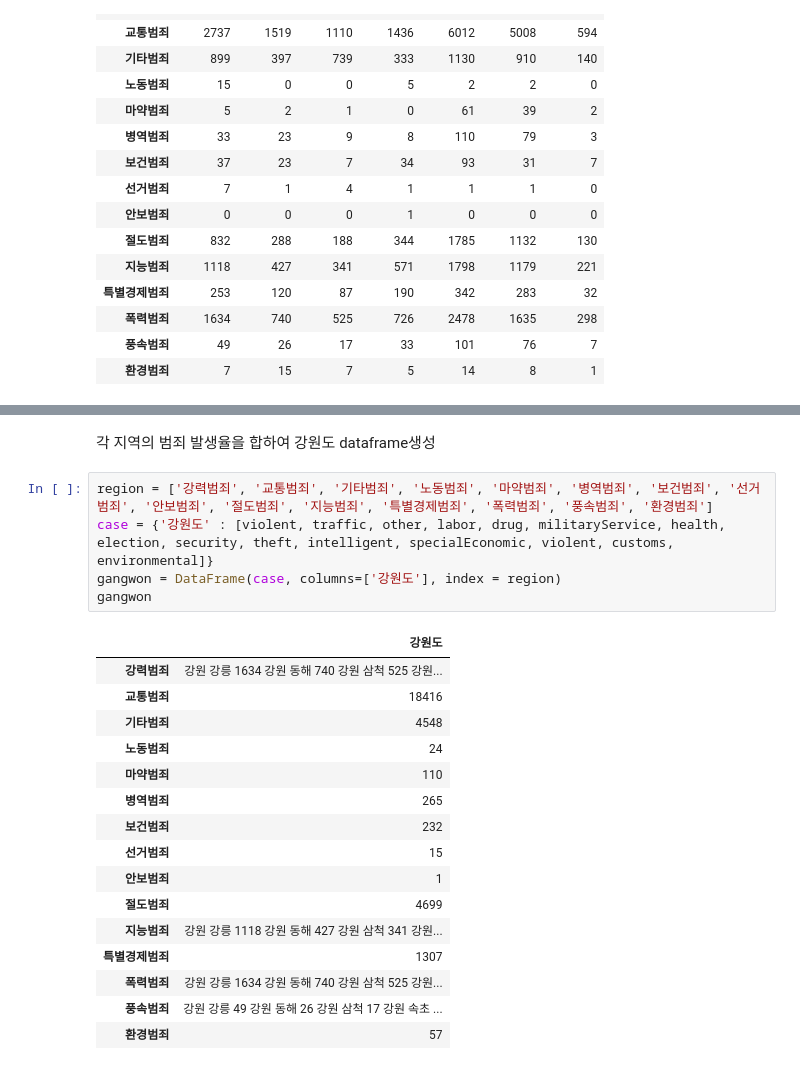
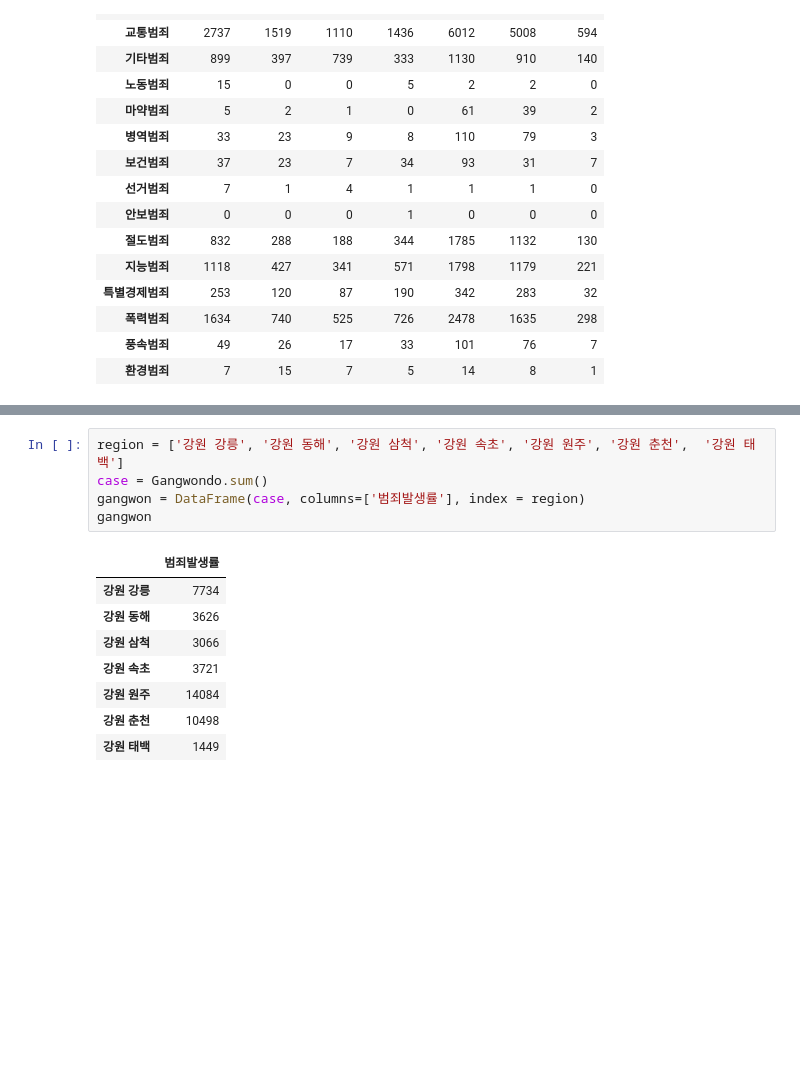
Before and after one commit to yunju-m/DAP, a Jupyter notebook: project.ipynb, the cells around one changed output, grey strips where cells are left out. Cells and saved outputs as stored; diff of their text form; blank space fills up the shorter version.

```diff
--- a/project.ipynb
+++ b/project.ipynb
@@ -256,24 +244,14 @@ environmental= Gangwondo.loc['환경범죄'].sum()
-# %% [markdown]
-각 지역의 범죄 발생율을 합하여 강원도 dataframe생성
-# %%
-region = ['강력범죄', '교통범죄', '기타범죄', '노동범죄', '마약범죄', '병역범죄', '보건범죄', '선거범죄', '안보범죄', '절도범죄', '지능범죄', '특별경제범죄', '폭력범죄', '풍속범죄', '환경범죄']
-case = {'강원도' : [violent, traffic, other, labor, drug, militaryService, health, election, security, theft, intelligent, specialEconomic, violent, customs, environmental]}
-gangwon = DataFrame(case, columns=['강원도'], index = region)
-gangwon
-# %% [output]
-|  | 강원도 |
-| 강력범죄 | 강원 강릉 1634 강원 동해 740 강원 삼척 525 강원... |
-| 교통범죄 | 18416 |
-| 기타범죄 | 4548 |
-| 노동범죄 | 24 |
-| 마약범죄 | 110 |
-| 병역범죄 | 265 |
-| 보건범죄 | 232 |
-| 선거범죄 | 15 |
-| 안보범죄 | 1 |
-| 절도범죄 | 4699 |
-| 지능범죄 | 강원 강릉 1118 강원 동해 427 강원 삼척 341 강원... |
-| 특별경제범죄 | 1307 |
-| 폭력범죄 | 강원 강릉 1634 강원 동해 740 강원 삼척 525 강원... |
-| 풍속범죄 | 강원 강릉 49 강원 동해 26 강원 삼척 17 강원 속초 ... |
-| 환경범죄 | 57 |
+# %%
+region = ['강원 강릉', '강원 동해', '강원 삼척', '강원 속초', '강원 원주', '강원 춘천',  '강원 태백']
+case = Gangwondo.sum()
+gangwon = DataFrame(case, columns=['범죄발생률'], index = region)
+gangwon
+# %% [output]
+|  | 범죄발생률 |
+| 강원 강릉 | 7734 |
+| 강원 동해 | 3626 |
+| 강원 삼척 | 3066 |
+| 강원 속초 | 3721 |
+| 강원 원주 | 14084 |
+| 강원 춘천 | 10498 |
+| 강원 태백 | 1449 |
```
Also changed, not shown: parts of 8 cells of this notebook.
